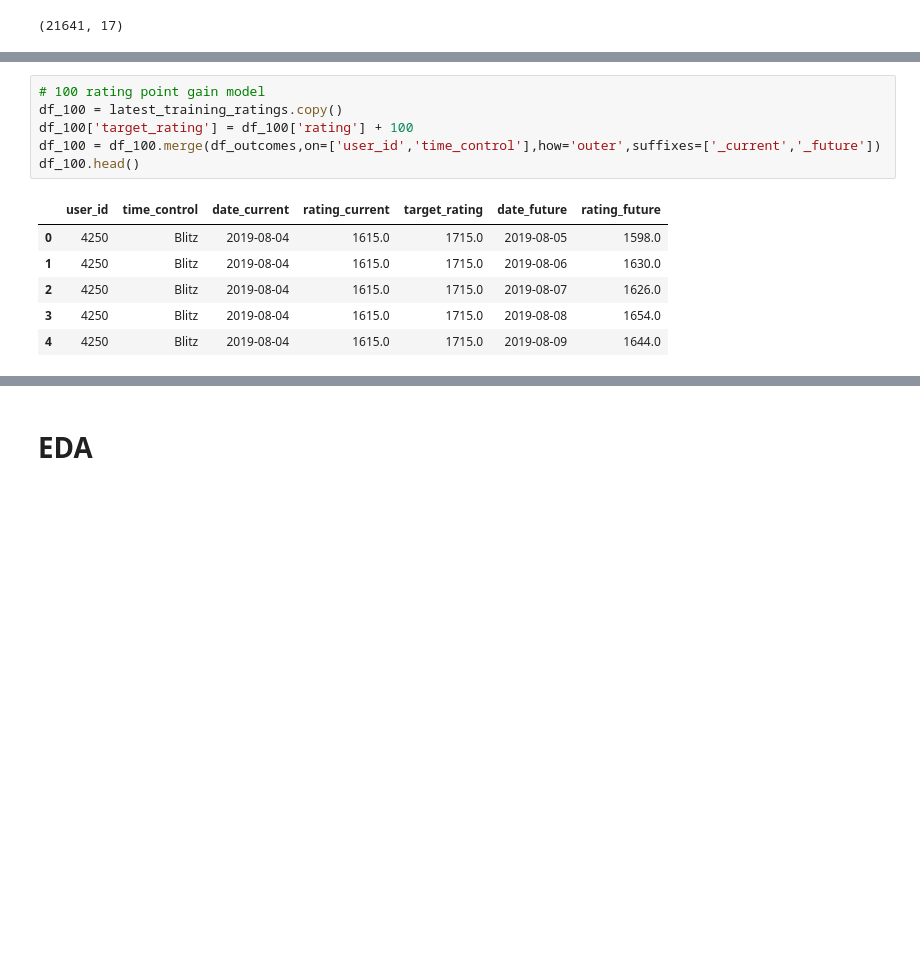
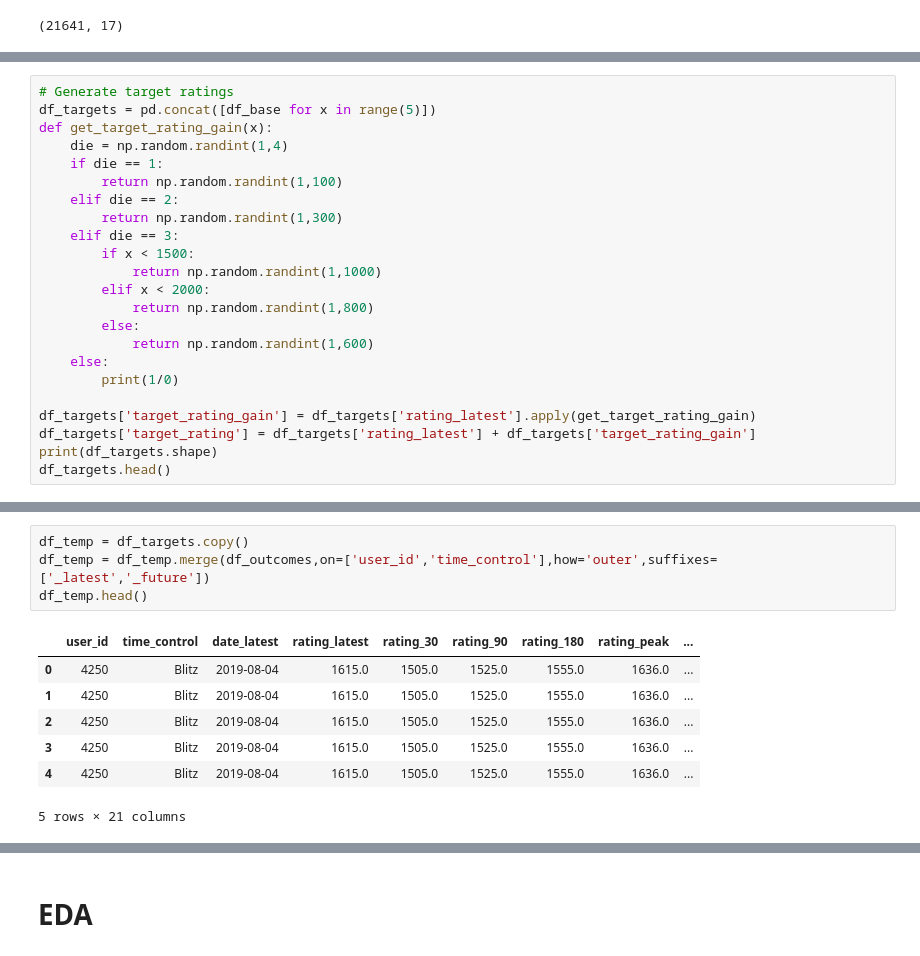
Before and after one commit to ZackAttack614/Discord-Chess-Bot, a Jupyter notebook: modeling.ipynb, the cells around one changed output, grey strips where cells are left out. Drawn from its saved outputs; the diff is of its cells as text; blank space fills up the shorter version.

```diff
--- a/modeling.ipynb
+++ b/modeling.ipynb
@@ -132,0 +124,23 @@ df_base.head()
+# %%
+# Generate target ratings
+df_targets = pd.concat([df_base for x in range(5)])
+def get_target_rating_gain(x):
+    die = np.random.randint(1,4)
+    if die == 1:
+        return np.random.randint(1,100)
+    elif die == 2:
+        return np.random.randint(1,300)
+    elif die == 3:
+        if x < 1500:
+            return np.random.randint(1,1000)
+        elif x < 2000:
+            return np.random.randint(1,800)
+        else:
+            return np.random.randint(1,600)
+    else:
+        print(1/0)
+
+df_targets['target_rating_gain'] = df_targets['rating_latest'].apply(get_target_rating_gain)
+df_targets['target_rating'] = df_targets['rating_latest'] + df_targets['target_rating_gain']
+print(df_targets.shape)
+df_targets.head()
@@ -133,15 +187,14 @@ df_base.head()
 # %%
-# 100 rating point gain model
-df_100 = latest_training_ratings.copy()
-df_100['target_rating'] = df_100['rating'] + 100
-df_100 = df_100.merge(df_outcomes,on=['user_id','time_control'],how='outer',suffixes=['_current','_future'])
-df_100.head()
+df_temp = df_targets.copy()
+df_temp = df_temp.merge(df_outcomes,on=['user_id','time_control'],how='outer',suffixes=['_latest','_future'])
+df_temp.head()
 # %% [output]
-|  | user_id | time_control | date_current | rating_current | target_rating | date_future | rating_future |
-| 0 | 4250 | Blitz | 2019-08-04 | 1615.0 | 1715.0 | 2019-08-05 | 1598.0 |
-| 1 | 4250 | Blitz | 2019-08-04 | 1615.0 | 1715.0 | 2019-08-06 | 1630.0 |
-| 2 | 4250 | Blitz | 2019-08-04 | 1615.0 | 1715.0 | 2019-08-07 | 1626.0 |
-| 3 | 4250 | Blitz | 2019-08-04 | 1615.0 | 1715.0 | 2019-08-08 | 1654.0 |
-| 4 | 4250 | Blitz | 2019-08-04 | 1615.0 | 1715.0 | 2019-08-09 | 1644.0 |
+|  | user_id | time_control | date_latest | rating_latest | rating_30 | rating_90 | rating_180 | rating_peak | ... |
+| 0 | 4250 | Blitz | 2019-08-04 | 1615.0 | 1505.0 | 1525.0 | 1555.0 | 1636.0 | ... |
+| 1 | 4250 | Blitz | 2019-08-04 | 1615.0 | 1505.0 | 1525.0 | 1555.0 | 1636.0 | ... |
+| 2 | 4250 | Blitz | 2019-08-04 | 1615.0 | 1505.0 | 1525.0 | 1555.0 | 1636.0 | ... |
+| 3 | 4250 | Blitz | 2019-08-04 | 1615.0 | 1505.0 | 1525.0 | 1555.0 | 1636.0 | ... |
+| 4 | 4250 | Blitz | 2019-08-04 | 1615.0 | 1505.0 | 1525.0 | 1555.0 | 1636.0 | ... |
+5 rows × 21 columns
 # %%
 # Successes - filter to where future rating >= target rating, then take earliest date for each user/time control
```
Also changed, not shown: parts of 34 cells of this notebook.
